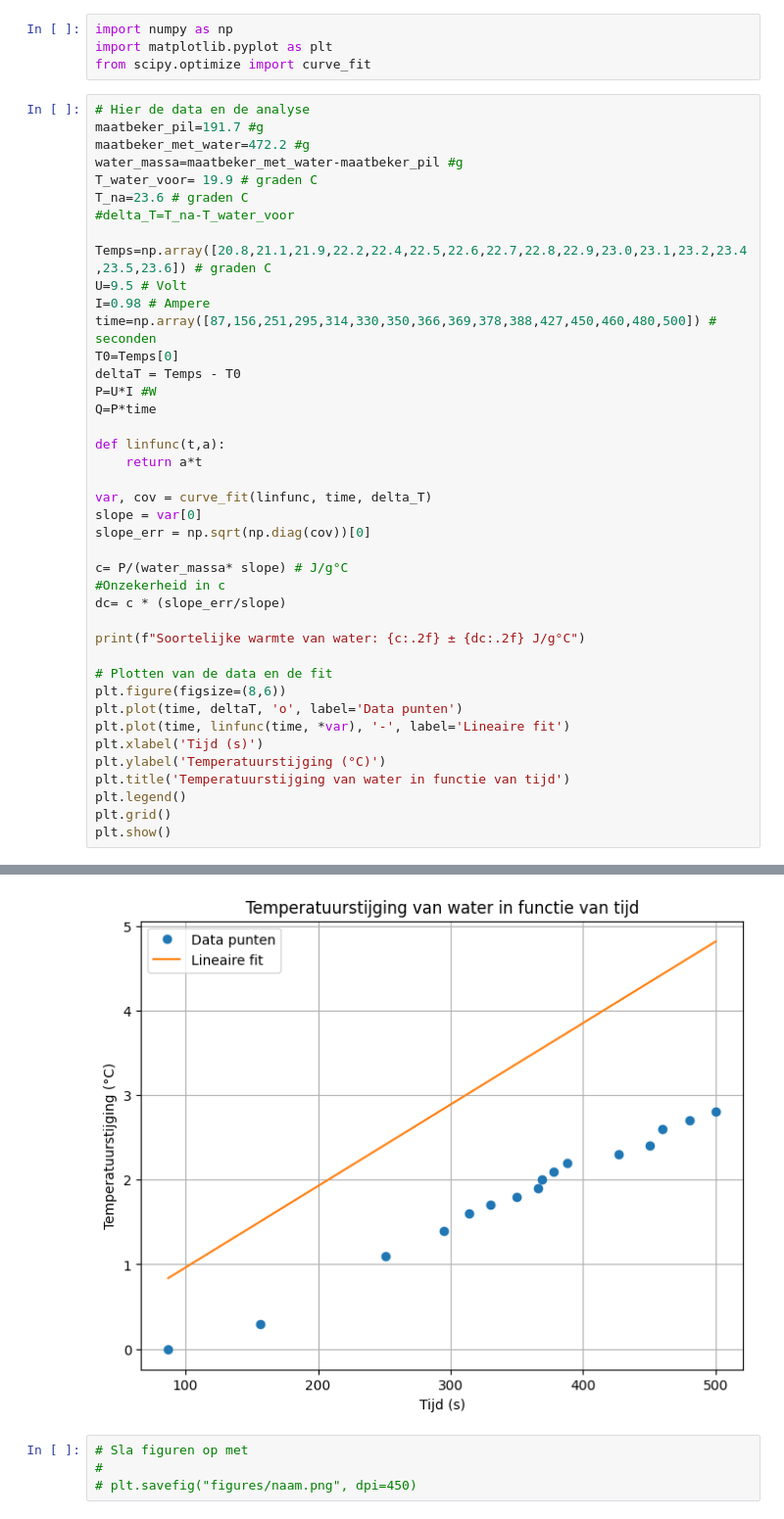
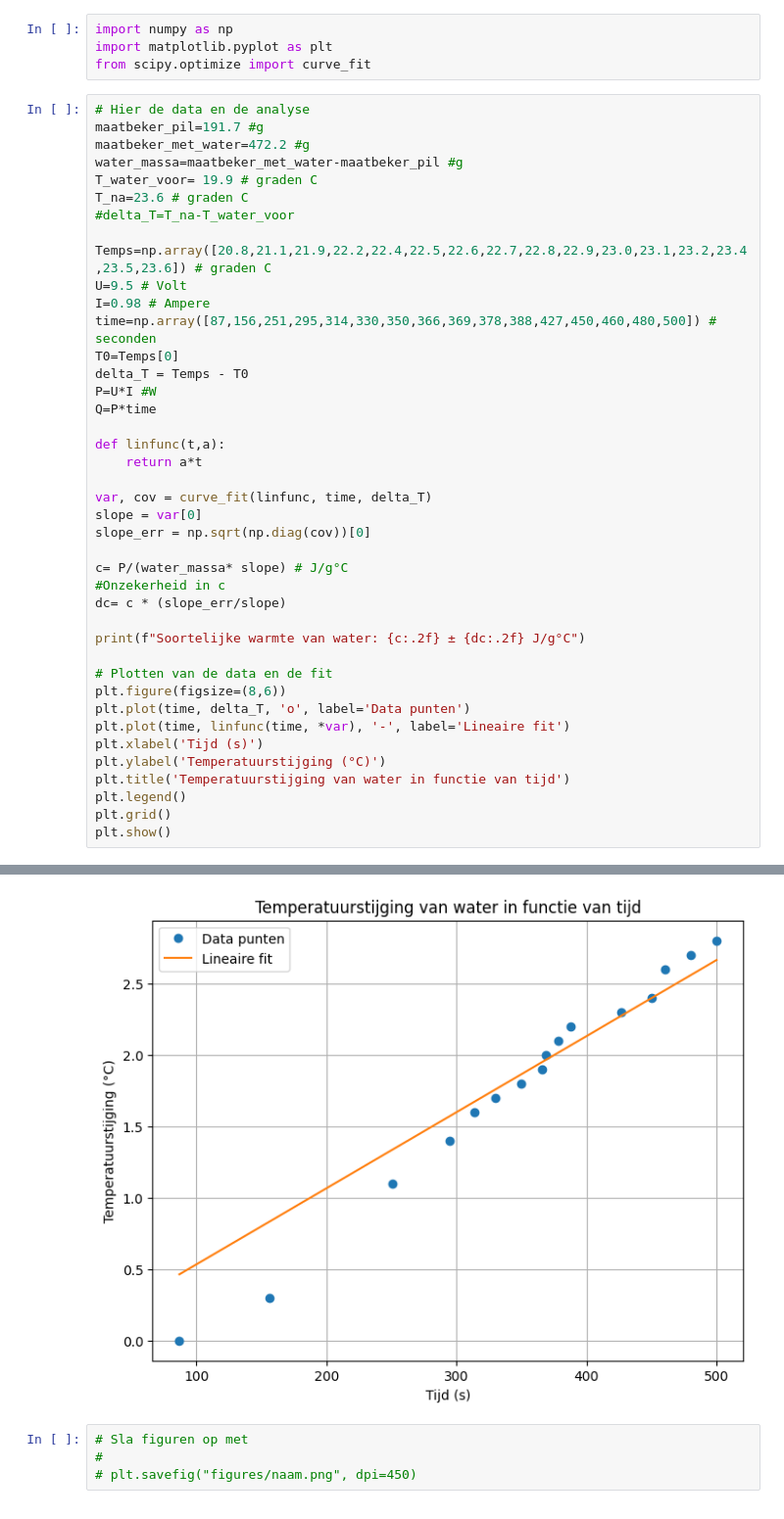
Before and after one commit to raphaelleshtam-svg/20, a Jupyter notebook: Content/Labs/cwater.ipynb, the cells around one changed output, grey strips where cells are left out. Shown at 98% size. Saved outputs shown, nothing was run; the diff lists cells and outputs as text.

```diff
--- a/Content/Labs/cwater.ipynb
+++ b/Content/Labs/cwater.ipynb
@@ -76,7 +76,7 @@ U=9.5 # Volt
 I=0.98 # Ampere
 time=np.array([87,156,251,295,314,330,350,366,369,378,388,427,450,460,480,500]) # seconden
 T0=Temps[0]
-deltaT = Temps - T0
+delta_T = Temps - T0
 P=U*I #W
 Q=P*time
 
@@ -95,7 +95,7 @@ print(f"Soortelijke warmte van water: {c:.2f} ± {dc:.2f} J/g°C")
 
 # Plotten van de data en de fit
 plt.figure(figsize=(8,6))
-plt.plot(time, deltaT, 'o', label='Data punten')
+plt.plot(time, delta_T, 'o', label='Data punten')
 plt.plot(time, linfunc(time, *var), '-', label='Lineaire fit')
 plt.xlabel('Tijd (s)')
 plt.ylabel('Temperatuurstijging (°C)')
@@ -108,4 +108,4 @@ Soortelijke warmte van water: 3.45 ± 0.28 J/g°C
-[figure, old version]
+[figure, new version]
 # %%
 # Sla figuren op met
 #
```
Also changed, not shown: parts of 1 cell of this notebook.
